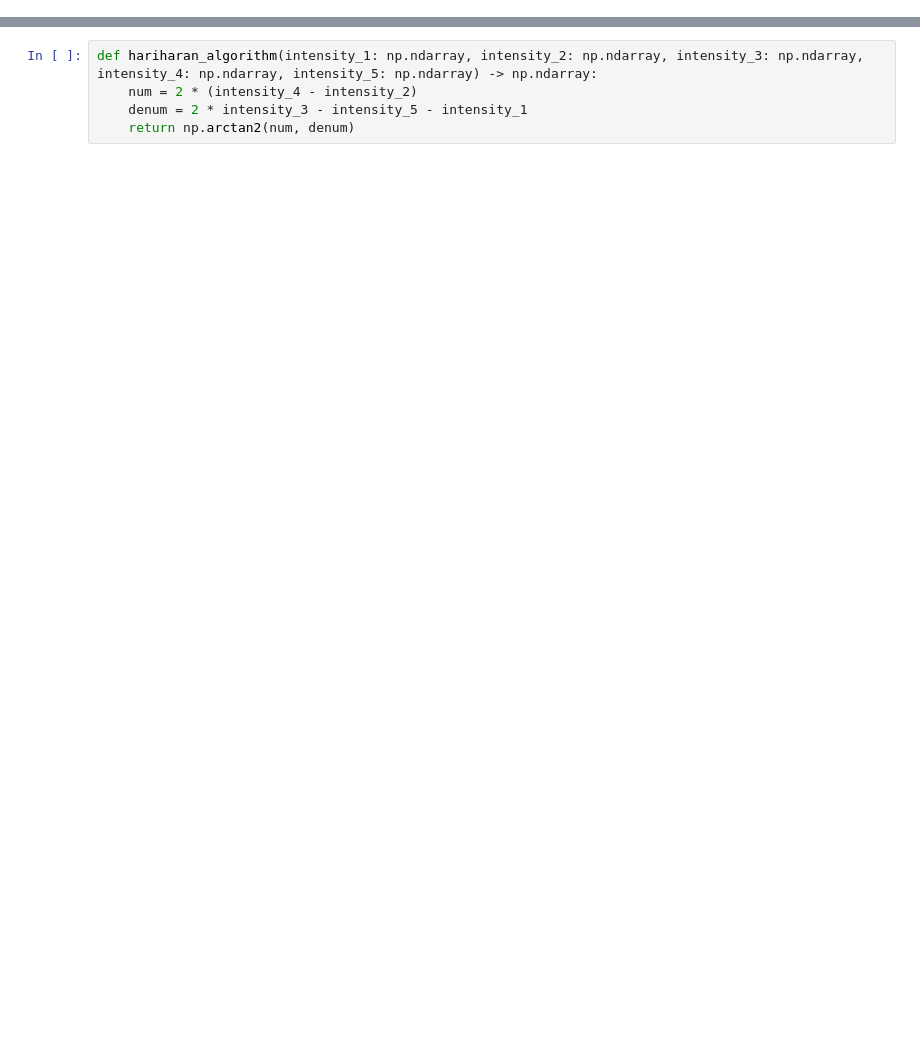
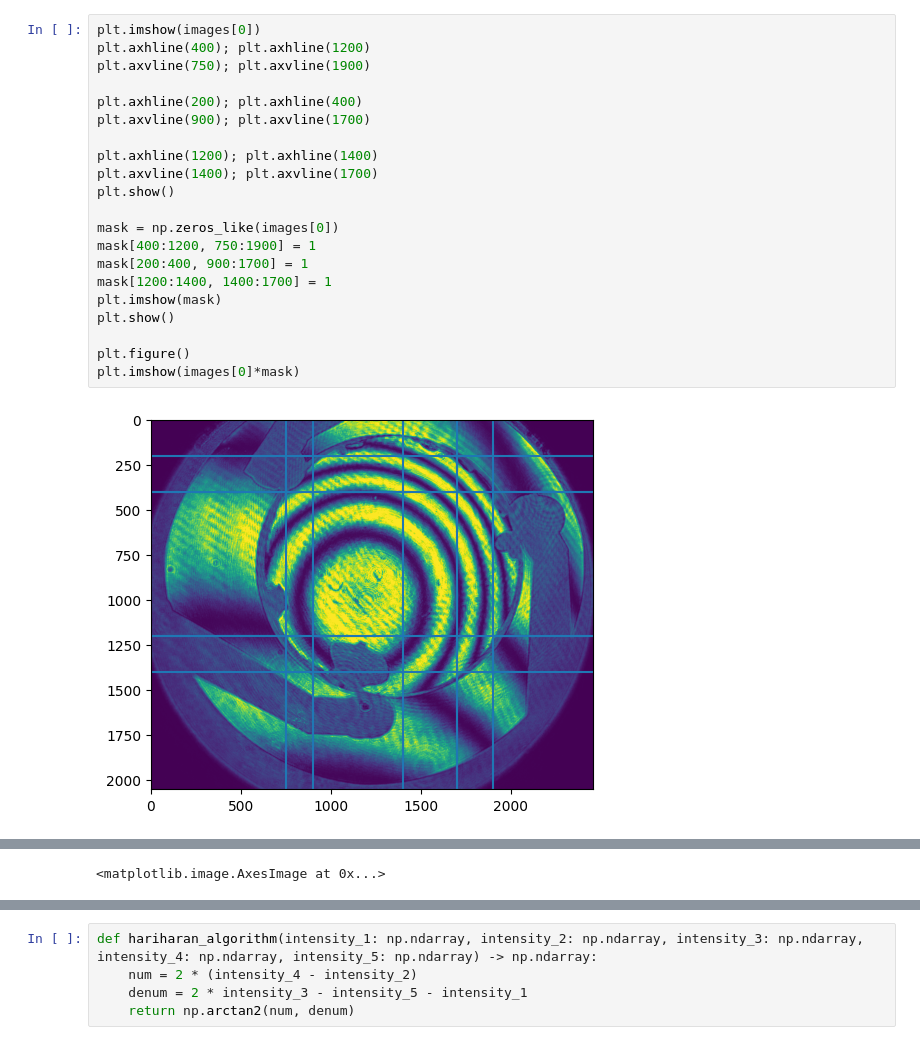
Before and after one commit to IOGS-LEnsE-ressources/camera-gui, a Jupyter notebook: applis/Zygo-labwork/_test/unwrapping.ipynb, the cells around one changed output, grey strips where cells are left out. Cells and saved outputs as stored; diff of their text form; blank space fills up the shorter version.

```diff
--- a/applis/Zygo-labwork/_test/unwrapping.ipynb
+++ b/applis/Zygo-labwork/_test/unwrapping.ipynb
@@ -26,0 +61,23 @@ images_filitrees = list(map(lambda x:gaussian_filter(x, 3), images))
+# %%
+plt.imshow(images[0])
+plt.axhline(400); plt.axhline(1200)
+plt.axvline(750); plt.axvline(1900)
+
+plt.axhline(200); plt.axhline(400)
+plt.axvline(900); plt.axvline(1700)
+
+plt.axhline(1200); plt.axhline(1400)
+plt.axvline(1400); plt.axvline(1700)
+plt.show()
+
+mask = np.zeros_like(images[0])
+mask[400:1200, 750:1900] = 1
+mask[200:400, 900:1700] = 1
+mask[1200:1400, 1400:1700] = 1
+plt.imshow(mask)
+plt.show()
+
+plt.figure()
+plt.imshow(images[0]*mask)
+# %% [output]
+[figure, added]
@@ -26,0 +85 @@ images_filitrees = list(map(lambda x:gaussian_filter(x, 3), images))
+<matplotlib.image.AxesImage at 0x...>
```
Also changed, not shown: parts of 26 cells of this notebook.
